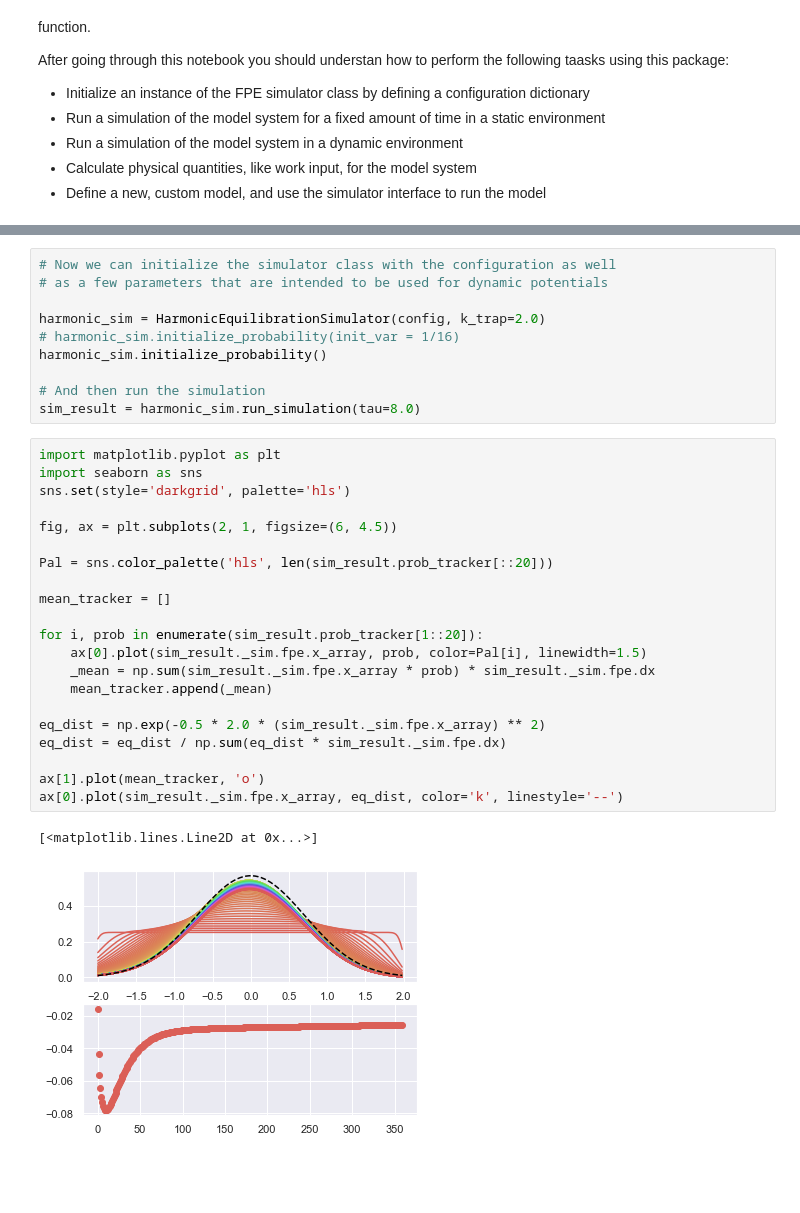
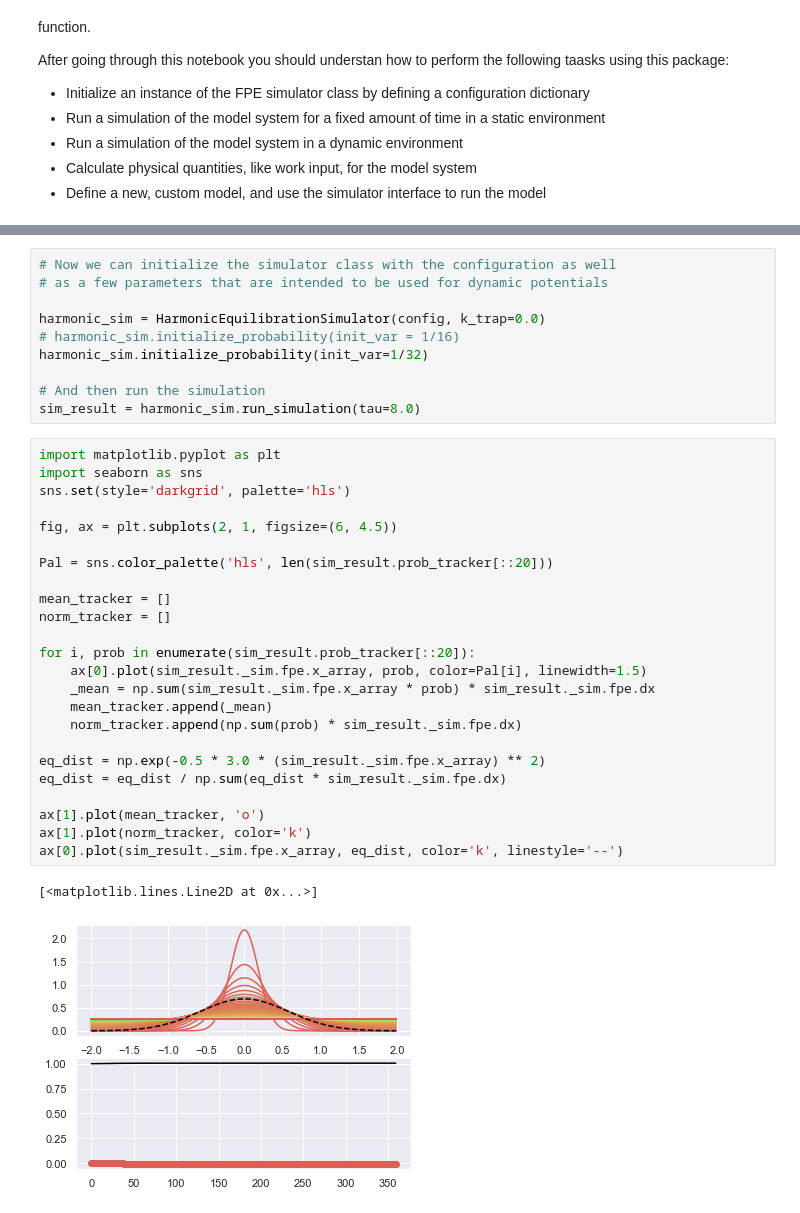
Before and after one commit to StevenJLarge/FokkerPlanck, a Jupyter notebook: notebooks/tutorials/01-simulator.ipynb, the cells around one changed output, grey strips where cells are left out. Drawn from its saved outputs; the diff is of its cells as text; blank space fills up the shorter version.

```diff
--- a/notebooks/tutorials/01-simulator.ipynb
+++ b/notebooks/tutorials/01-simulator.ipynb
@@ -41,36 +45,39 @@ config_alt = {
 # Now we can initialize the simulator class with the configuration as well
 # as a few parameters that are intended to be used for dynamic potentials
 
-harmonic_sim = HarmonicEquilibrationSimulator(config, k_trap=2.0)
+harmonic_sim = HarmonicEquilibrationSimulator(config, k_trap=0.0)
 # harmonic_sim.initialize_probability(init_var = 1/16)
-harmonic_sim.initialize_probability()
+harmonic_sim.initialize_probability(init_var=1/32)
 
 # And then run the simulation
 sim_result = harmonic_sim.run_simulation(tau=8.0)
 # %%
 import matplotlib.pyplot as plt
 import seaborn as sns
 sns.set(style='darkgrid', palette='hls')
 
 fig, ax = plt.subplots(2, 1, figsize=(6, 4.5))
 
 Pal = sns.color_palette('hls', len(sim_result.prob_tracker[::20]))
 
 mean_tracker = []
+norm_tracker = []
 
-for i, prob in enumerate(sim_result.prob_tracker[1::20]):
+for i, prob in enumerate(sim_result.prob_tracker[::20]):
     ax[0].plot(sim_result._sim.fpe.x_array, prob, color=Pal[i], linewidth=1.5)
     _mean = np.sum(sim_result._sim.fpe.x_array * prob) * sim_result._sim.fpe.dx
     mean_tracker.append(_mean)
+    norm_tracker.append(np.sum(prob) * sim_result._sim.fpe.dx)
 
-eq_dist = np.exp(-0.5 * 2.0 * (sim_result._sim.fpe.x_array) ** 2)
+eq_dist = np.exp(-0.5 * 3.0 * (sim_result._sim.fpe.x_array) ** 2)
 eq_dist = eq_dist / np.sum(eq_dist * sim_result._sim.fpe.dx)
 
 ax[1].plot(mean_tracker, 'o')
+ax[1].plot(norm_tracker, color='k')
 ax[0].plot(sim_result._sim.fpe.x_array, eq_dist, color='k', linestyle='--')
 # %% [output]
 [<matplotlib.lines.Line2D at 0x...>]
-[figure, old version]
+[figure, new version]
 # %%
 norm_tracker = []
 for p in sim_result.prob_tracker:
```
Also changed, not shown: parts of 3 cells of this notebook, 2 other files.
